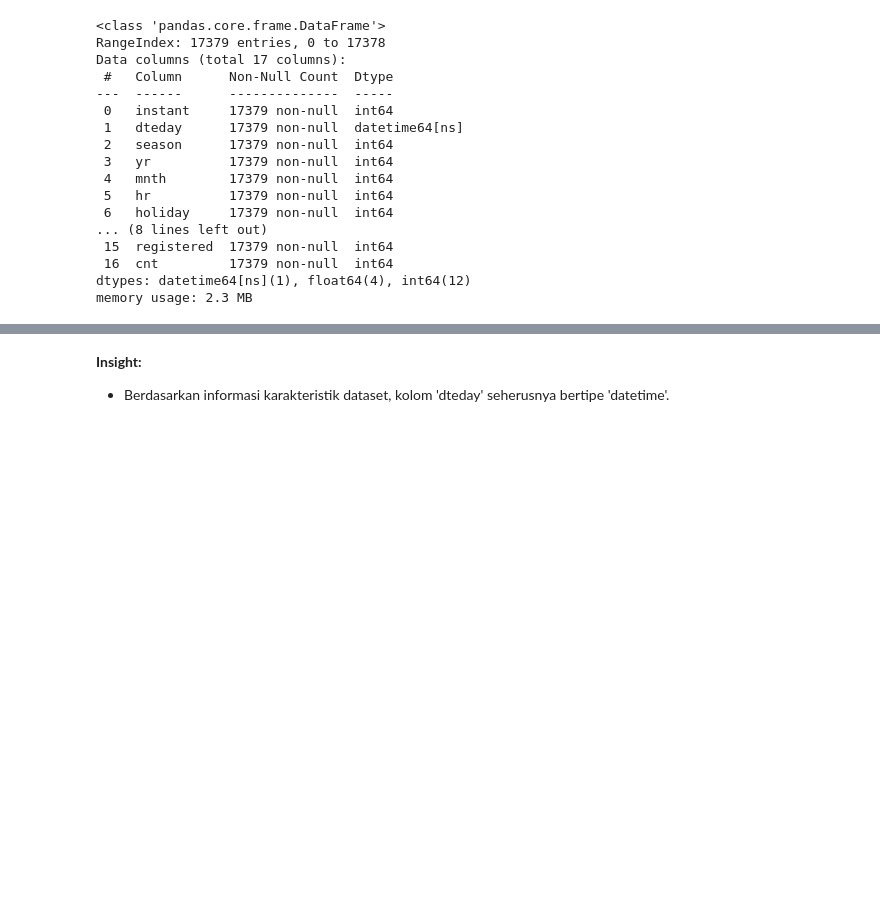
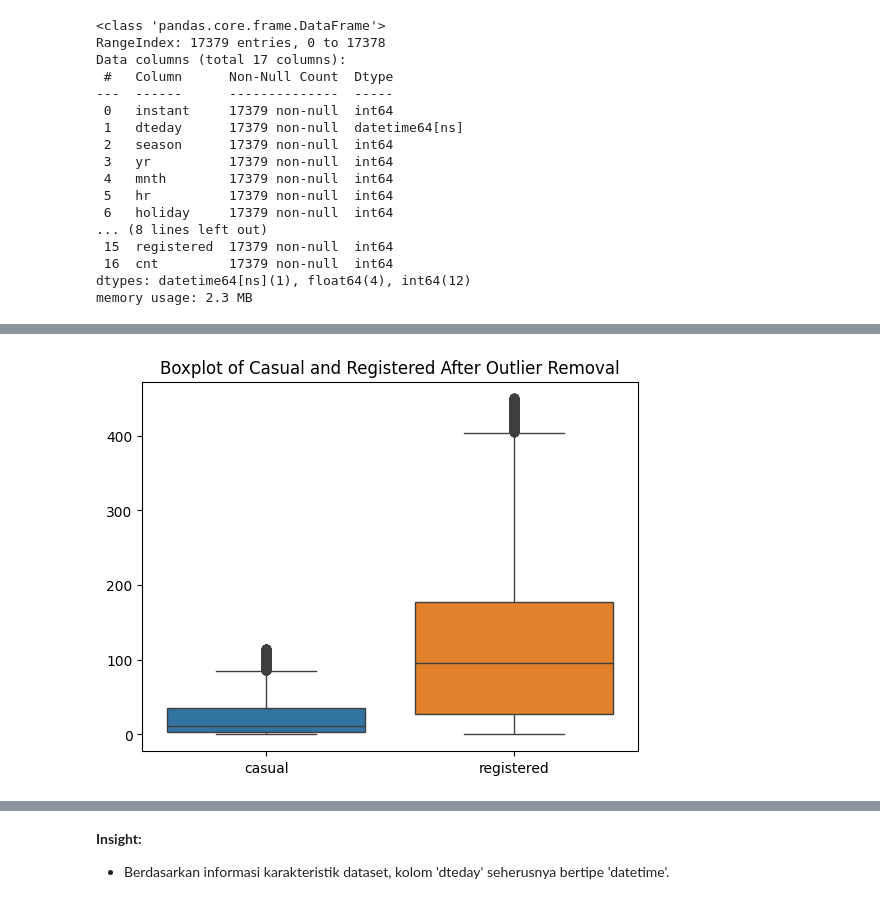
Before and after one commit to esnanta/data-analysis, a Jupyter notebook: Bike_Sharing_Data_Analysis.ipynb, the cells around one changed output, grey strips where cells are left out. Saved outputs shown, nothing was run; the diff lists cells and outputs as text; code cells hidden in the pictures; blank space fills up the shorter version.

```diff
--- a/Bike_Sharing_Data_Analysis.ipynb
+++ b/Bike_Sharing_Data_Analysis.ipynb
@@ -250,0 +359,21 @@ memory usage: 2.3 MB
+# %%
+# 4. Check and fix outliers using IQR
+for column in ['casual', 'registered']:
+    Q1 = df_hour_data[column].quantile(0.25)
+    Q3 = df_hour_data[column].quantile(0.75)
+    IQR = Q3 - Q1
+    lower_bound = Q1 - (1.5 * IQR)
+    upper_bound = Q3 + (1.5 * IQR)
+
+    # Identify outliers
+    outliers = df_hour_data[(df_hour_data[column] < lower_bound) | (df_hour_data[column] > upper_bound)]
+
+    # Print outlier information
+    print(f"Outliers in {column}: {len(outliers)} rows")
+    print(f"Outlier values for {column}:")
+    print(outliers[[column]])
+
+    # Remove outliers
+    df_hour_data = df_hour_data[
+        (df_hour_data[column] >= lower_bound) & (df_hour_data[column] <= upper_bound)
+    ]
@@ -250,0 +398,7 @@ memory usage: 2.3 MB
+# %%
+# 5. Visualize after fixing outliers
+sns.boxplot(data=df_hour_data[['casual', 'registered']])
+plt.title('Boxplot of Casual and Registered After Outlier Removal')
+plt.show()
+# %% [output]
+[figure, added]
```
Also changed, not shown: parts of 23 cells of this notebook.
